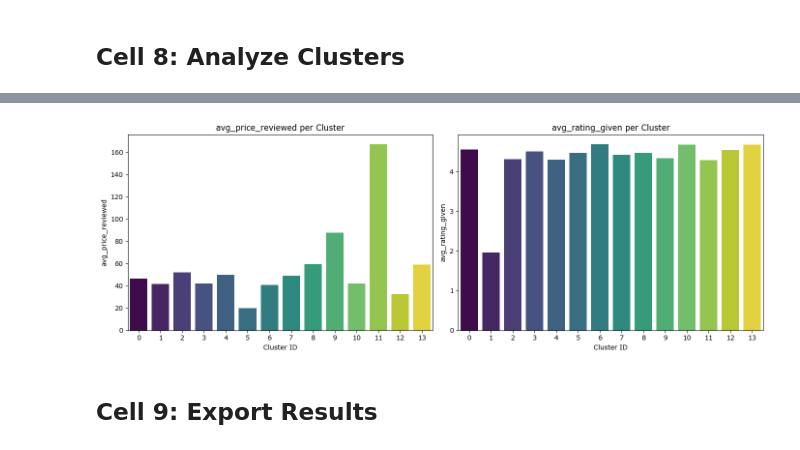
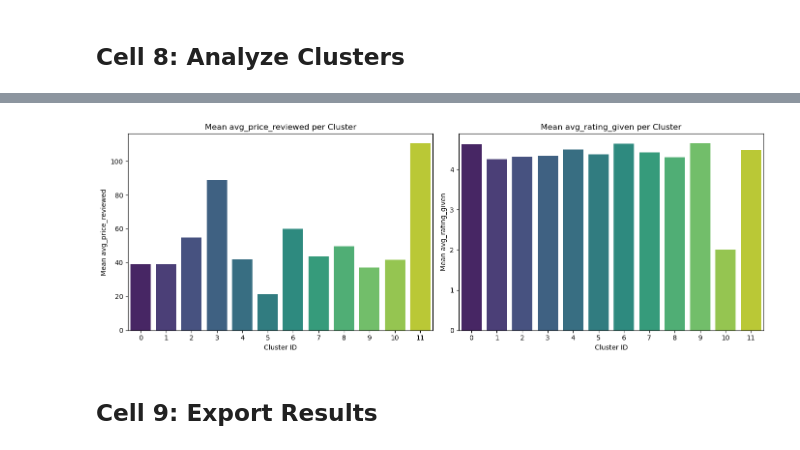
Before and after one commit to mariusprd/sephora-product-analysis, a Jupyter notebook: notebooks/m2.ipynb, the cells around one changed output, grey strips where cells are left out. Drawn from its saved outputs; the diff is of its cells as text; code cells hidden in the pictures.

```diff
--- a/notebooks/m2.ipynb
+++ b/notebooks/m2.ipynb
@@ -440,7 +616,7 @@ if 'processed_customer_df' not in locals() or processed_customer_df.empty:
 else:
     print("\n--- Performing K-Means Clustering ---")
     # !!! SET THIS VALUE BASED ON YOUR SILHOUETTE ANALYSIS (and Elbow if you run it) !!!
-    K_CLUSTERS = 14 # Example value, ADJUST AS NEEDED (e.g., optimal_k_silhouette if defined)
+    K_CLUSTERS = 12 # Example value, ADJUST AS NEEDED (e.g., optimal_k_silhouette if defined)
     print(f"Using K = {K_CLUSTERS} clusters.")
 
     if K_CLUSTERS <= 1 or K_CLUSTERS > processed_customer_df.shape[0]:
@@ -488,38 +658,63 @@ For example, when doing 'df[col].method(value, inplace=True)', try using 'df.met
 # %% [markdown]
 ## Cell 8: Analyze Clusters
 # %%
-if 'customer_df_final_with_clusters' not in locals() or customer_df_final_with_clusters.empty:
-    print("Final customer DataFrame with clusters is not available. Skipping cluster analysis.")
+if 'customer_df_final_with_clusters' not in locals() or not isinstance(customer_df_final_with_clusters, pd.DataFrame) or customer_df_final_with_clusters.empty:
+    print("Final customer DataFrame with clusters is not available or not a DataFrame. Skipping cluster analysis.")
 else:
     print("\n--- Analyzing Cluster Characteristics ---")
-    cluster_summary = customer_df_final_with_clusters.groupby('cluster_id').mean()
-    cluster_sizes = customer_df_final_with_clusters['cluster_id'].value_counts().sort_index()
-    cluster_summary['cluster_size'] = cluster_sizes
 
-    print("\nCluster Summary (Mean feature values and size per cluster):")
-    print(cluster_summary)
+    # Ensure 'cluster_id' column exists
+    if 'cluster_id' not in customer_df_final_with_clusters.columns:
+        print("Error: 'cluster_id' column not found in customer_df_final_with_clusters. Skipping analysis.")
+    else:
+        # Calculate mean, excluding non-numeric if any, and then select numeric for summary
+        numeric_cols = customer_df_final_with_clusters.select_dtypes(include=np.number).columns.tolist()
+        if 'cluster_id' in numeric_cols: # cluster_id itself shouldn't be averaged
+            numeric_cols.remove('cluster_id')
 
-    # Example: Visualize a couple of key features per cluster
-    feature1_to_plot = 'avg_price_reviewed'
-    feature2_to_plot = 'avg_rating_given'
+        if not numeric_cols:
+            print("Error: No numeric columns found for cluster summary (excluding cluster_id).")
+            cluster_summary = pd.DataFrame()
+        else:
+            cluster_summary = customer_df_final_with_clusters.groupby('cluster_id')[numeric_cols].mean()
 
-    available_features_for_plot = [col for col in [feature1_to_plot, feature2_to_plot] if col in cluster_summary.columns]
+        cluster_sizes = customer_df_final_with_clusters['cluster_id'].value_counts().sort_index()
+        cluster_summary['cluster_size'] = cluster_sizes
 
-    if len(available_features_for_plot) > 0:
-        num_plots = len(available_features_for_plot)
-        fig, axes = plt.subplots(1, num_plots, figsize=(7*num_plots, 5), squeeze=False)
+        print("\nCluster Summary (Mean feature values and size per cluster):")
+        # Displaying with limited precision for readability
+        with pd.option_context('display.float_format', '{:,.2f}'.format, 'display.max_rows', None, 'display.max_columns', None, 'display.width', 1000):
+            print(cluster_summary)
 
-        for i, feature_to_plot in enumerate(available_features_for_plot):
-            sns.barplot(x=cluster_summary.index, y=feature_to_plot, data=cluster_summary, ax=axes[0,i], palette="viridis", hue=cluster_summary.index, legend=False)
-            axes[0,i].set_title(f'{feature_to_plot} per Cluster')
-            axes[0,i].set_xlabel('Cluster ID')
-            axes[0,i].set_ylabel(feature_to_plot)
+        # Example: Visualize a couple of key features per cluster
+        feature1_to_plot = 'avg_price_reviewed'
+        feature2_to_plot = 'avg_rating_given'
 
-        plt.tight_layout()
-        plt.show()
-    else:
-        print(f"Note: Example features ('{feature1_to_plot}', '{feature2_to_plot}') not available for plotting cluster summary.")
-        print(f"Available features in summary are: {cluster_summary.columns.tolist()}")
+        # Check if the chosen features are actually in the summary (i.e., were numeric and present)
+        available_features_for_plot = [col for col in [feature1_to_plot, feature2_to_plot] if col in cluster_summary.columns]
+
+        if len(available_features_for_plot) > 0:
+            num_plots = len(available_features_for_plot)
+            # Ensure number of subplots matches available features
+            fig, axes = plt.subplots(1, num_plots, figsize=(7*num_plots, 5), squeeze=False)
+
+            for i, feature_to_plot in enumerate(available_features_for_plot):
+                # CORRECTED LINE: Removed redundant 'hue' and 'legend' arguments
+                sns.barplot(x=cluster_summary.index, y=feature_to_plot, data=cluster_summary, ax=axes[0,i], palette="viridis")
+                axes[0,i].set_title(f'Mean {feature_to_plot} per Cluster')
+                axes[0,i].set_xlabel('Cluster ID')
+                axes[0,i].set_ylabel(f'Mean {feature_to_plot}')
+
+            plt.tight_layout()
+            plt.show()
+        else:
+            print(f"\nNote: Example features ('{feature1_to_plot}', '{feature2_to_plot}') not available in cluster_summary for plotting.")
+            print(f"Available numeric features in summary are: {cluster_summary.columns.tolist()}")
+
+# Add a check for optimal_k_silhouette for subsequent cells that might need it.
+if 'optimal_k_silhouette' not in locals():
+    print("\nWarning: 'optimal_k_silhouette' not defined. Setting a default if needed by other cells.")
+    # optimal_k_silhouette = 3 # Or some other sensible default
 # %% [output]
 --- Analyzing Cluster Characteristics ---
 
@@ -541,4 +736,4 @@ cluster_id
-[figure, old version]
+[figure, new version]
 # %% [markdown]
 ## Cell 9: Export Results
 # %%
```
Also changed, not shown: parts of 7 cells of this notebook, 3 other files.
